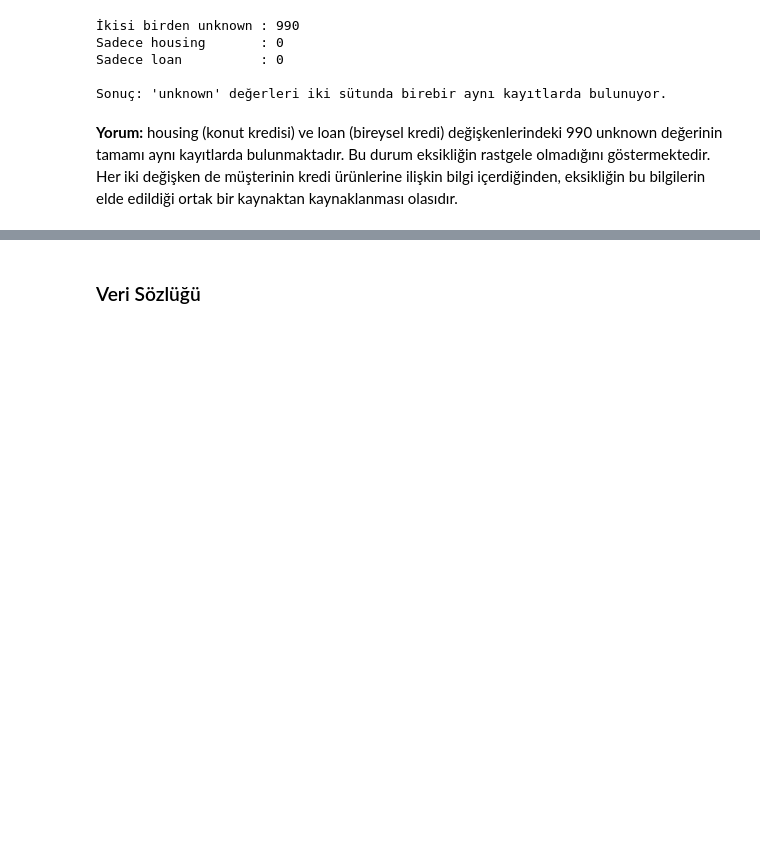
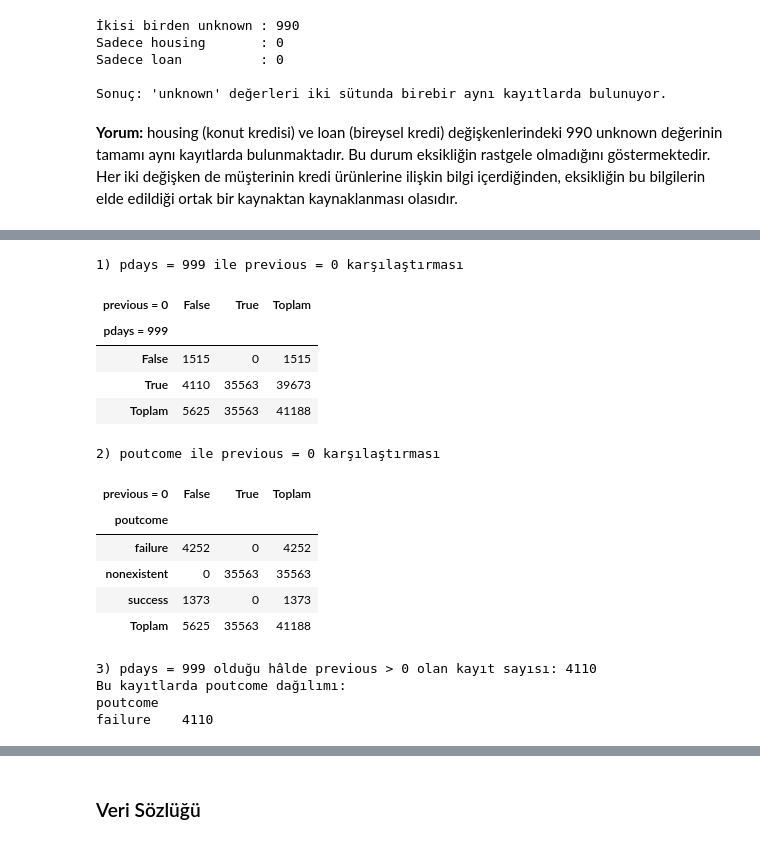
Before and after one commit to zeyneppbaran/ml-proje, a Jupyter notebook: notebooks/01_veri_tanitimi.ipynb, the cells around one changed output, grey strips where cells are left out. Saved outputs shown, nothing was run; the diff lists cells and outputs as text; code cells hidden in the pictures; blank space fills up the shorter version.

```diff
--- a/notebooks/01_veri_tanitimi.ipynb
+++ b/notebooks/01_veri_tanitimi.ipynb
@@ -204,0 +334,37 @@ supheli_ko
+# %%
+
+# 1. previous ile pdays karşılaştırması
+print("1) pdays = 999 ile previous = 0 karşılaştırması")
+display(pd.crosstab(df_ham["pdays"] == 999, df_ham["previous"] == 0,
+                    rownames=["pdays = 999"], colnames=["previous = 0"],
+                    margins=True, margins_name="Toplam"))
+
+# 2. poutcome ile previous karşılaştırması
+print("\n2) poutcome ile previous = 0 karşılaştırması")
+display(pd.crosstab(df_ham["poutcome"], df_ham["previous"] == 0,
+                    colnames=["previous = 0"],
+                    margins=True, margins_name="Toplam"))
+
+# 3. Çelişen kayıtların incelenmesi
+tutarsiz = (df_ham["pdays"] == 999) & (df_ham["previous"] > 0)
+print(f"\n3) pdays = 999 olduğu hâlde previous > 0 olan kayıt sayısı: {tutarsiz.sum()}")
+print("Bu kayıtlarda poutcome dağılımı:")
+print(df_ham.loc[tutarsiz, "poutcome"].value_counts().to_string())
+# %% [output]
+1) pdays = 999 ile previous = 0 karşılaştırması
+| previous = 0 | False | True | Toplam |
+| pdays = 999 |  |  |  |
+| False | 1515 | 0 | 1515 |
+| True | 4110 | 35563 | 39673 |
+| Toplam | 5625 | 35563 | 41188 |
+2) poutcome ile previous = 0 karşılaştırması
+| previous = 0 | False | True | Toplam |
+| poutcome |  |  |  |
+| failure | 4252 | 0 | 4252 |
+| nonexistent | 0 | 35563 | 35563 |
+| success | 1373 | 0 | 1373 |
+| Toplam | 5625 | 35563 | 41188 |
+3) pdays = 999 olduğu hâlde previous > 0 olan kayıt sayısı: 4110
+Bu kayıtlarda poutcome dağılımı:
+poutcome
+failure    4110
```
Also changed, not shown: parts of 15 cells of this notebook.
